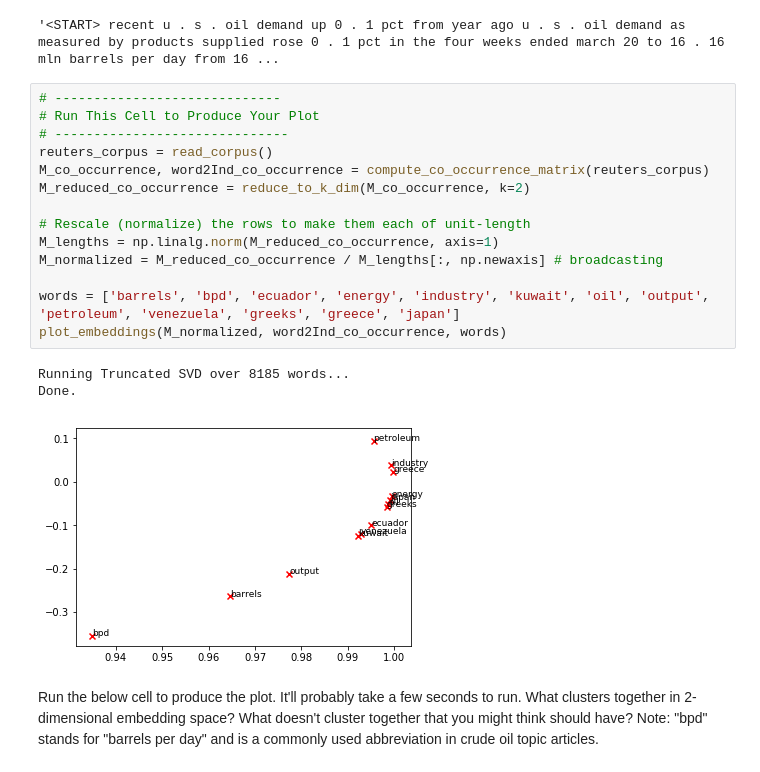
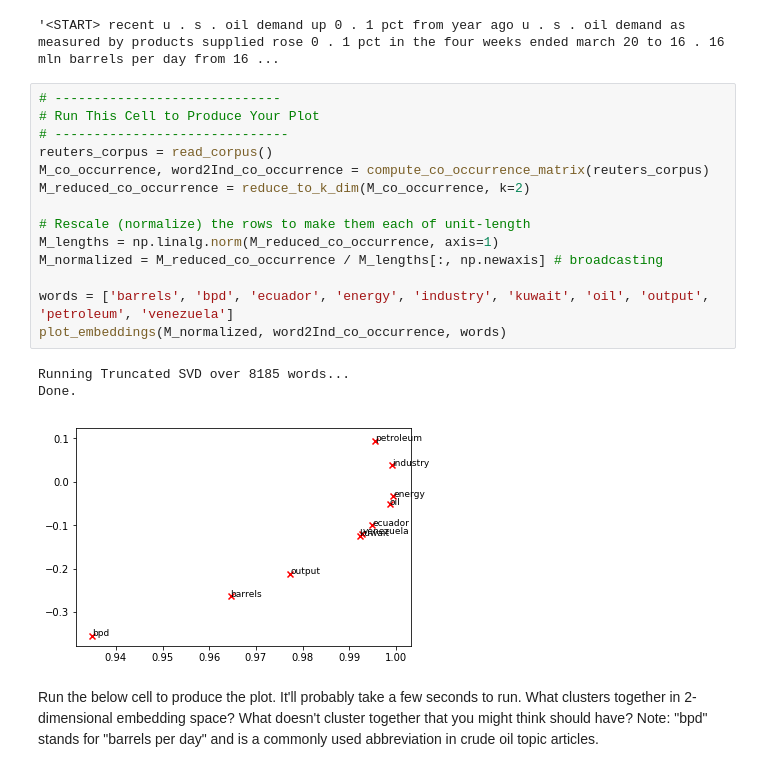
Before and after one commit to finiteautomata/cs224n, a Jupyter notebook: a1/word_vectors.ipynb, the cells around one changed output. Drawn from its saved outputs; the diff is of its cells as text.

```diff
--- a/a1/word_vectors.ipynb
+++ b/a1/word_vectors.ipynb
@@ -406,21 +406,21 @@ Run the below cell to produce the plot. It'll probably take a few seconds to run
 # %%
 # -----------------------------
 # Run This Cell to Produce Your Plot
 # ------------------------------
 reuters_corpus = read_corpus()
 M_co_occurrence, word2Ind_co_occurrence = compute_co_occurrence_matrix(reuters_corpus)
 M_reduced_co_occurrence = reduce_to_k_dim(M_co_occurrence, k=2)
 
 # Rescale (normalize) the rows to make them each of unit-length
 M_lengths = np.linalg.norm(M_reduced_co_occurrence, axis=1)
 M_normalized = M_reduced_co_occurrence / M_lengths[:, np.newaxis] # broadcasting
 
-words = ['barrels', 'bpd', 'ecuador', 'energy', 'industry', 'kuwait', 'oil', 'output', 'petroleum', 'venezuela', 'greeks', 'greece', 'japan']
+words = ['barrels', 'bpd', 'ecuador', 'energy', 'industry', 'kuwait', 'oil', 'output', 'petroleum', 'venezuela']
 plot_embeddings(M_normalized, word2Ind_co_occurrence, words)
 # %% [output]
 Running Truncated SVD over 8185 words...
 Done.
-[figure, old version]
+[figure, new version]
 # %% [markdown]
 Run the below cell to produce the plot. It'll probably take a few seconds to run. What clusters together in 2-dimensional embedding space? What doesn't cluster together that you might think should have? Note: "bpd" stands for "barrels per day" and is a commonly used abbreviation in crude oil topic articles.
 # %% [markdown]
```
Also changed, not shown: parts of 28 cells of this notebook.
